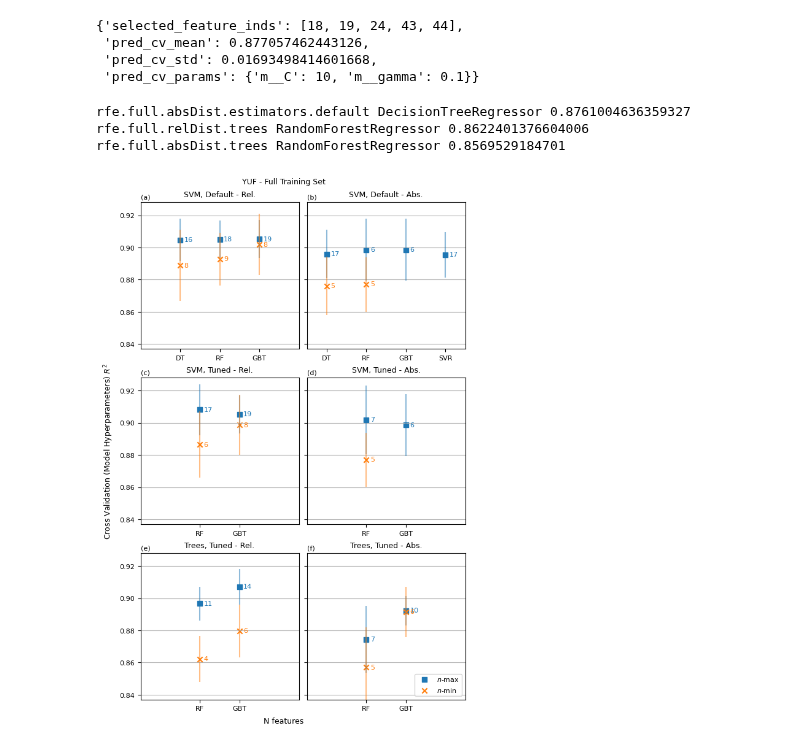
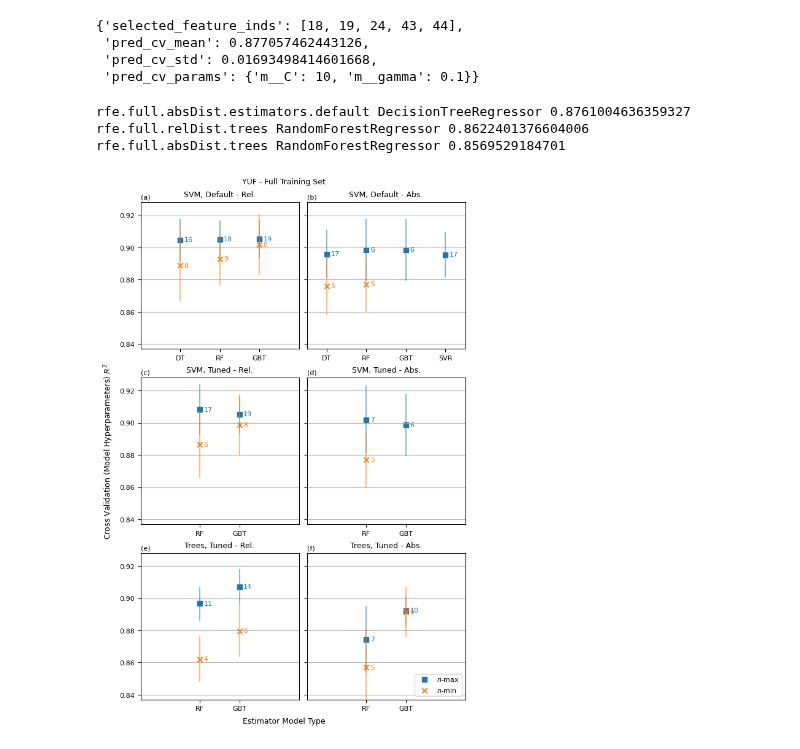
Before and after one commit to armstrong06/featmag, a Jupyter notebook: notebooks_feature_selection/RFE_YUF_results.ipynb, the cells around one changed output. Saved outputs shown, nothing was run; the diff lists cells and outputs as text; code cells hidden in the pictures.

```diff
--- a/notebooks_feature_selection/RFE_YUF_results.ipynb
+++ b/notebooks_feature_selection/RFE_YUF_results.ipynb
@@ -344,32 +344,32 @@ for outer_k_ind, outer_key in enumerate(outer_keys_order):
             oste_N_std = results['oste']['pred_cv_std']
             ax.scatter(inner_k_ind, oste_N_mean, marker=oste_sym, color=oste_color, label=label_pref+oste_N_label)
             ax.vlines(inner_k_ind, oste_N_mean-oste_N_std, oste_N_mean+oste_N_std, color=oste_color, alpha=0.5)
             ax.text(inner_k_ind+0.1, oste_N_mean-0.001, oste_N, color=oste_color)
 
     ax.set_ylim([min_score-0.02, max_score+0.02])
     if outer_k_ind % n_cols > 0:
          ax.set_yticklabels([])
     ax.set_xticks(np.arange(n_inner_dsets),
             xtick_labels,
             rotation=0)
     offset = (max_n_inner_dset - n_inner_dsets)
     if offset > 0:
          offset /= 2
     ax.set_xlim([-offset-0.5, (n_inner_dsets-1)+offset+0.5])
     ax.set_title(short_titles[outer_key])
     ax.grid(axis='y')
 ax.legend(loc='lower right')
 
 splabels = ['(a)', '(b)', '(c)', '(d)', '(e)', '(f)']
 for i, ax in enumerate(axes):
      ax.text(0, 1.02, splabels[i], transform=ax.transAxes)
 
-fig.supxlabel("N features")
+fig.supxlabel("Estimator Model Type")
 fig.supylabel("Cross Validation (Model Hyperparameters) $R^2$")
 fig.suptitle("YUF - Full Training Set")
 fig.savefig('../figures/rfeSelection_rfefullSummary.png', dpi=300)
 # %% [output]
 rfe.full.absDist.estimators.default DecisionTreeRegressor 0.8761004636359327
 rfe.full.relDist.trees RandomForestRegressor 0.8622401376604006
 rfe.full.absDist.trees RandomForestRegressor 0.8569529184701
-[figure, old version]
+[figure, new version]
```
Also changed, not shown: parts of 1 cell of this notebook, 2 other files.
